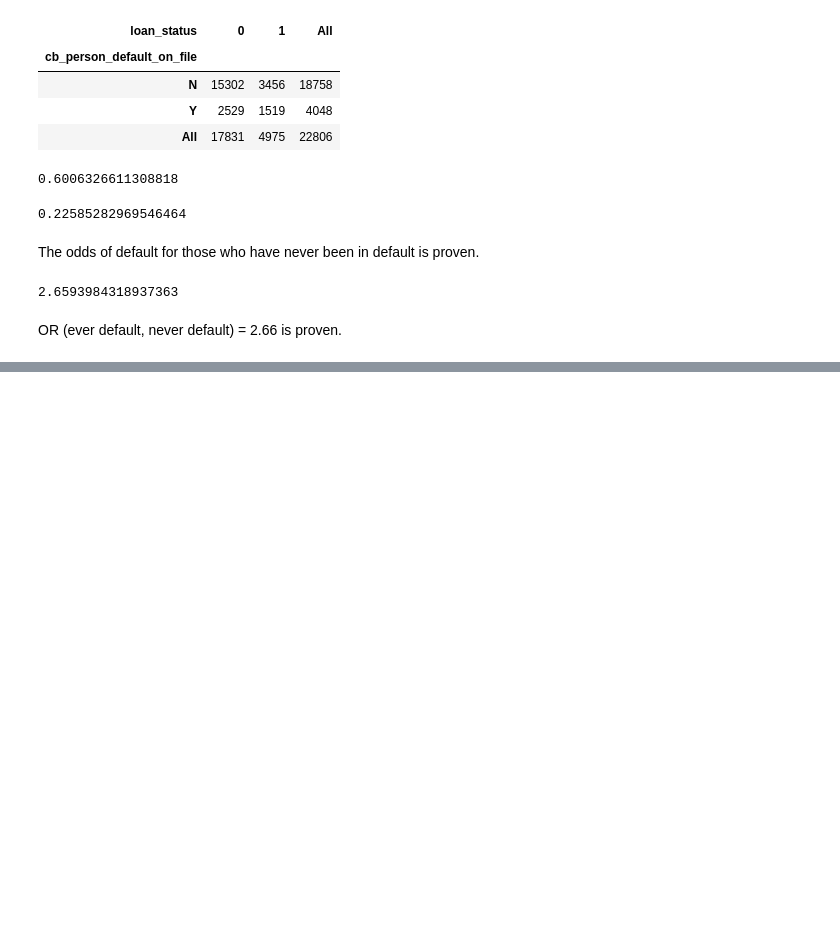
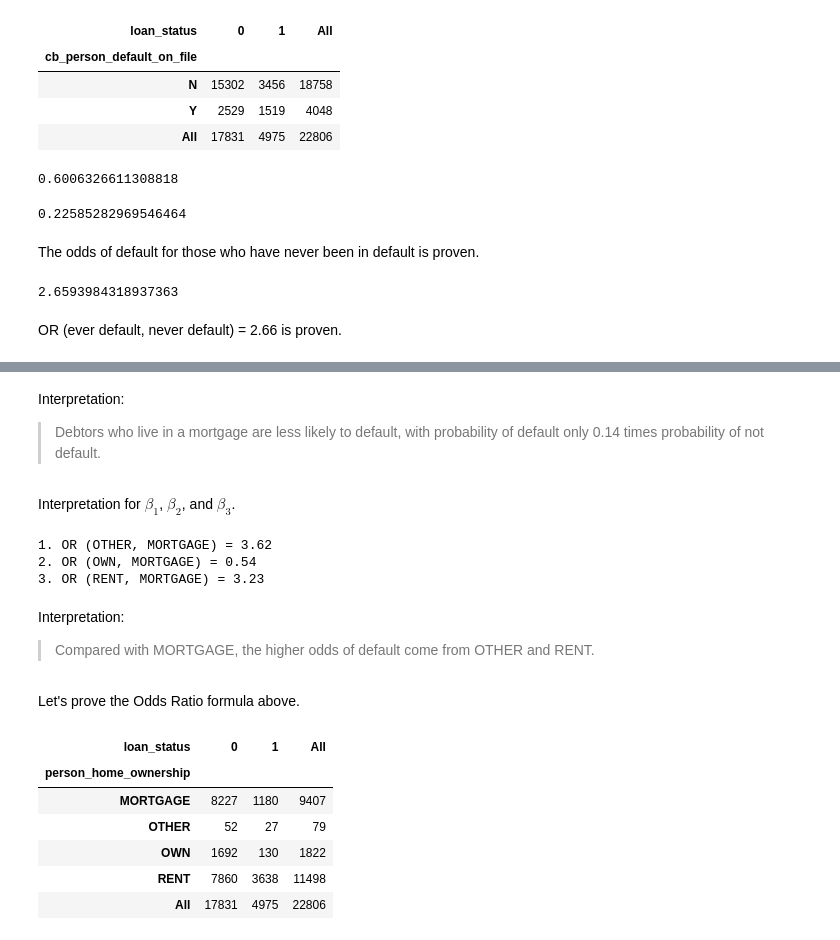
Before and after one commit to daniel-satria/credit_scoring, a Jupyter notebook: notebook/2.multiplePredictors.ipynb, the cells around one changed output, grey strips where cells are left out. Saved outputs shown, nothing was run; the diff lists cells and outputs as text; code cells hidden in the pictures; blank space fills up the shorter version.

```diff
--- a/notebook/2.multiplePredictors.ipynb
+++ b/notebook/2.multiplePredictors.ipynb
@@ -566,0 +716,35 @@ OR (ever default, never default) = 2.66 is proven.
+# %% [markdown]
+Interpretation:
+> Debtors who live in a mortgage are less likely to default, with probability of default only 0.14 times probability of not default.
+# %% [markdown]
+Interpretation for $\beta_{1}$, $\beta_{2}$, and $\beta_{3}$.
+# %%
+# Calculate the odds of OTHER, OWN, RENT compared with MORTGAGE
+odds_ratio_home = np.exp(bk_home[1:4])
+
+print(f"1. OR (OTHER, MORTGAGE) = {odds_ratio_home[0]:.2f}")
+print(f"2. OR (OWN, MORTGAGE) = {odds_ratio_home[1]:.2f}")
+print(f"3. OR (RENT, MORTGAGE) = {odds_ratio_home[2]:.2f}")
+# %% [output]
+1. OR (OTHER, MORTGAGE) = 3.62
+2. OR (OWN, MORTGAGE) = 0.54
+3. OR (RENT, MORTGAGE) = 3.23
+# %% [markdown]
+Interpretation:
+> Compared with MORTGAGE, the higher odds of default come from OTHER and RENT.
+# %% [markdown]
+Let's prove the Odds Ratio formula above.
+# %%
+# Proportion of 'default' by 'home'
+crosstab_home = pd.crosstab(home,
+                            default,
+                            margins = True)
+crosstab_home
+# %% [output]
+| loan_status | 0 | 1 | All |
+| person_home_ownership |  |  |  |
+| MORTGAGE | 8227 | 1180 | 9407 |
+| OTHER | 52 | 27 | 79 |
+| OWN | 1692 | 130 | 1822 |
+| RENT | 7860 | 3638 | 11498 |
+| All | 17831 | 4975 | 22806 |
```
Also changed, not shown: parts of 50 cells of this notebook, 1 other file.
